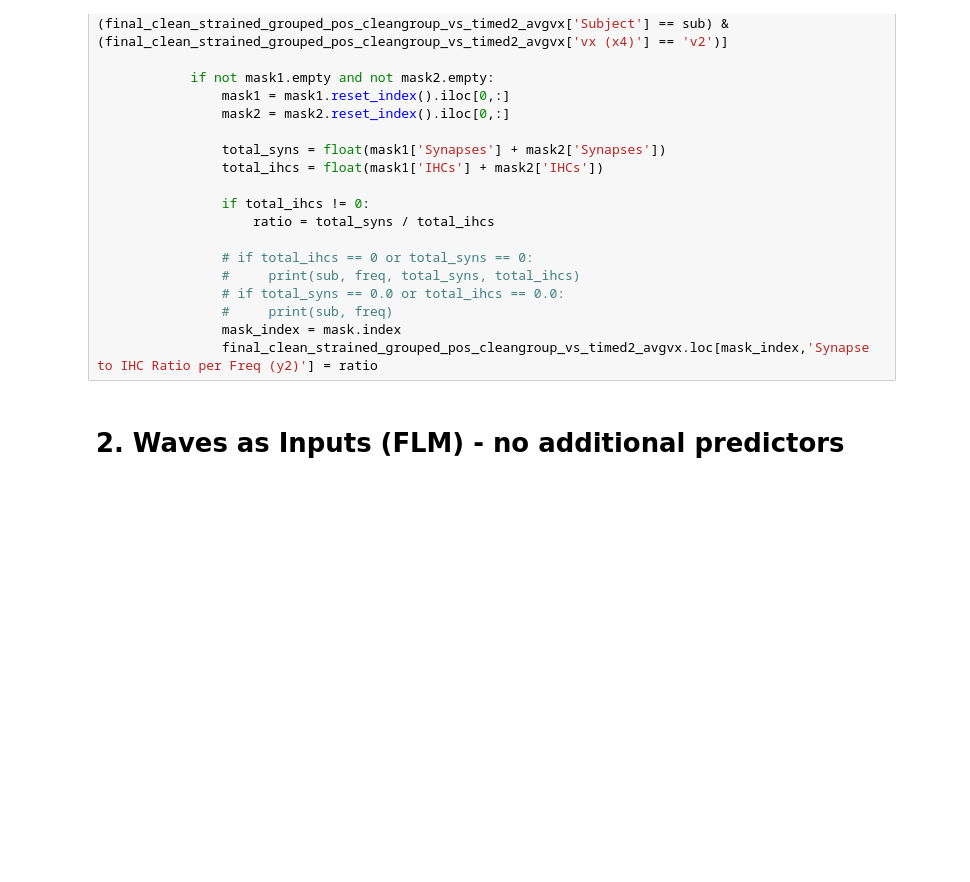
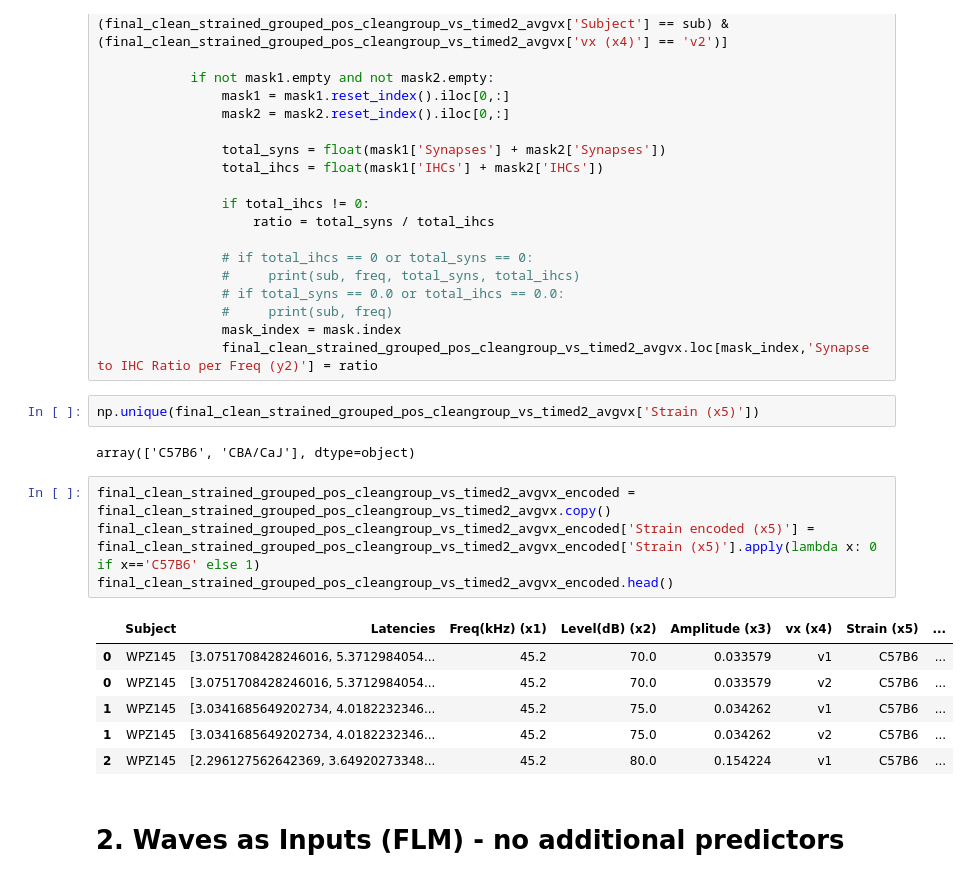
Before and after one commit to caylamiller/ABR2synapse, a Jupyter notebook: func_LR.ipynb, the cells around one changed output. Cells and saved outputs as stored; diff of their text form; blank space fills up the shorter version.

```diff
--- a/func_LR.ipynb
+++ b/func_LR.ipynb
@@ -526,6 +526,21 @@ for freq in freqs:
                 #     print(sub, freq)
                 mask_index = mask.index
                 final_clean_strained_grouped_pos_cleangroup_vs_timed2_avgvx.loc[mask_index,'Synapse to IHC Ratio per Freq (y2)'] = ratio
+# %%
+np.unique(final_clean_strained_grouped_pos_cleangroup_vs_timed2_avgvx['Strain (x5)'])
+# %% [output]
+array(['C57B6', 'CBA/CaJ'], dtype=object)
+# %%
+final_clean_strained_grouped_pos_cleangroup_vs_timed2_avgvx_encoded = final_clean_strained_grouped_pos_cleangroup_vs_timed2_avgvx.copy()
+final_clean_strained_grouped_pos_cleangroup_vs_timed2_avgvx_encoded['Strain encoded (x5)'] = final_clean_strained_grouped_pos_cleangroup_vs_timed2_avgvx_encoded['Strain (x5)'].apply(lambda x: 0 if x=='C57B6' else 1)
+final_clean_strained_grouped_pos_cleangroup_vs_timed2_avgvx_encoded.head()
+# %% [output]
+|  | Subject | Latencies | Freq(kHz) (x1) | Level(dB) (x2) | Amplitude (x3) | vx (x4) | Strain (x5) | ... |
+| 0 | WPZ145 | [3.0751708428246016, 5.3712984054... | 45.2 | 70.0 | 0.033579 | v1 | C57B6 | ... |
+| 0 | WPZ145 | [3.0751708428246016, 5.3712984054... | 45.2 | 70.0 | 0.033579 | v2 | C57B6 | ... |
+| 1 | WPZ145 | [3.0341685649202734, 4.0182232346... | 45.2 | 75.0 | 0.034262 | v1 | C57B6 | ... |
+| 1 | WPZ145 | [3.0341685649202734, 4.0182232346... | 45.2 | 75.0 | 0.034262 | v2 | C57B6 | ... |
+| 2 | WPZ145 | [2.296127562642369, 3.64920273348... | 45.2 | 80.0 | 0.154224 | v1 | C57B6 | ... |
 # %% [markdown]
 # 2. Waves as Inputs (FLM) - no additional predictors
 # %% [markdown]
```
Also changed, not shown: parts of 17 cells of this notebook.
